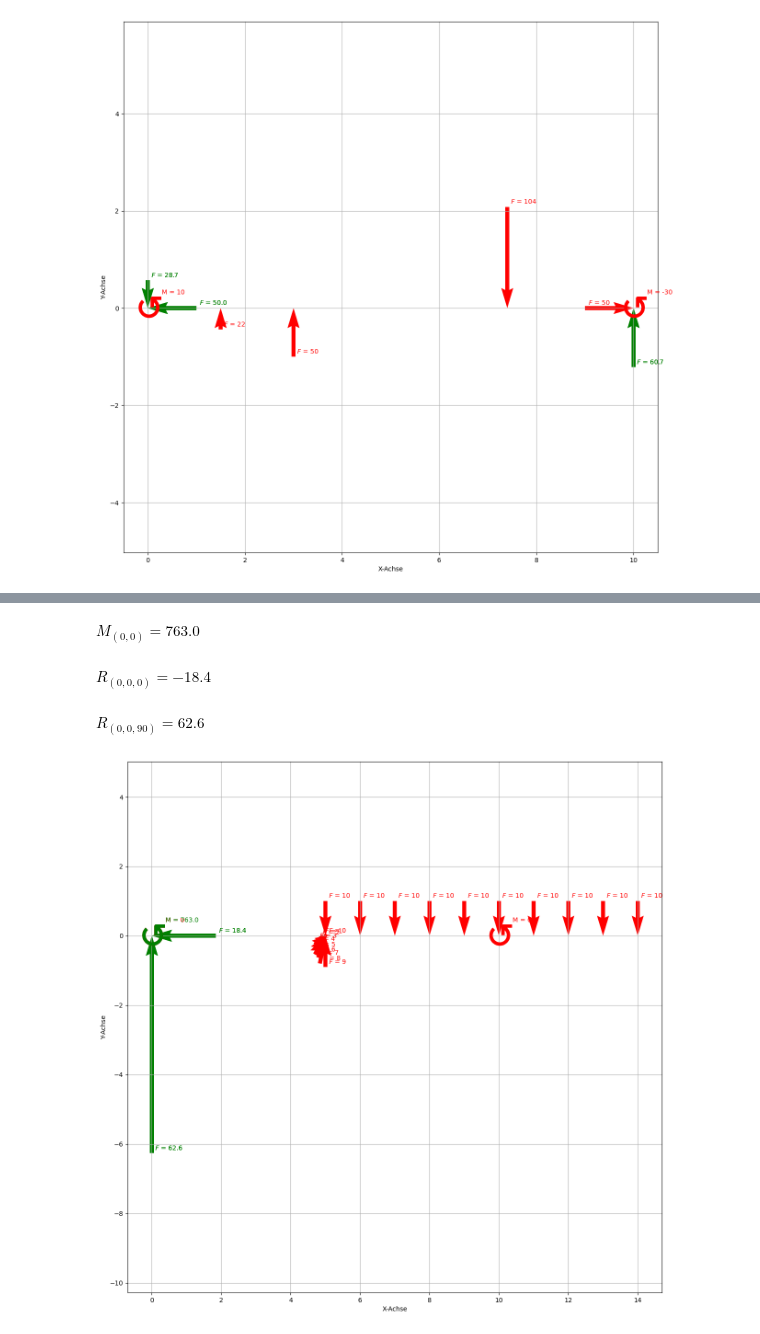
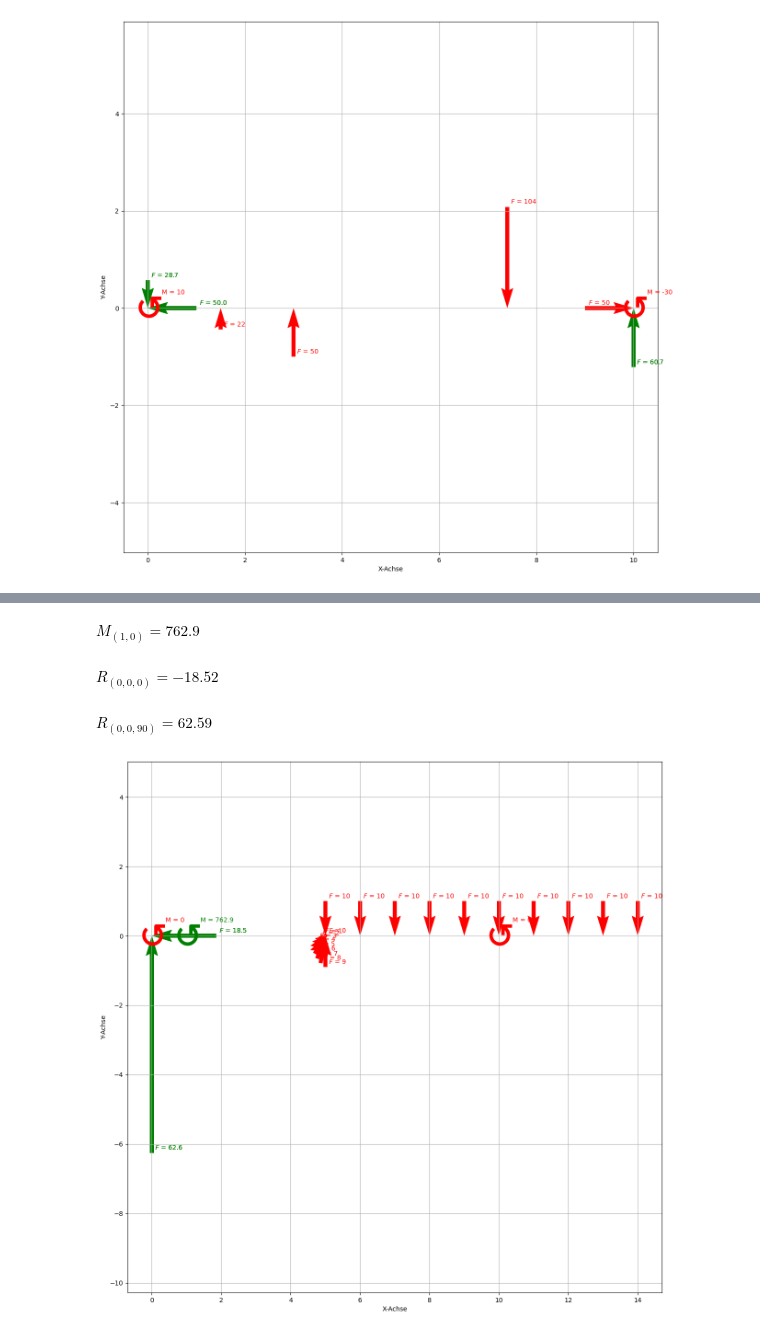
Before and after one commit to PascalGitz/09_Baustatik_GGW, a Jupyter notebook: src/Examples.ipynb, the cells around one changed output, grey strips where cells are left out. Cells and saved outputs as stored; diff of their text form; code cells hidden in the pictures.

```diff
--- a/src/Examples.ipynb
+++ b/src/Examples.ipynb
@@ -52,22 +56,22 @@ $\displaystyle R_{(10, 0, 90)} = 1.48$
 # %%
 einwirkungen_kraefte = []
 
 for i in range(10):
     einwirkungen_kraefte.append(Actionforce(10, -90, 5+i, 0))
     einwirkungen_kraefte.append(Actionforce(i, i*10, 5,0))
 
 
 einwirkungen_momente = [Actionmoment(0, 0,0), Actionmoment(0, 10,0)]
 reaktionen_kraefte = [Reactionforce(90, 0, 0), Reactionforce(0,0,0)]
-reaktionen_moment = [Reactionmoment(0,0)]
+reaktionen_moment = [Reactionmoment(1,0)]
 
 system_3 = System(actionforces=einwirkungen_kraefte, reactionforces=reaktionen_kraefte, actionmoments=einwirkungen_momente, reactionmoments=reaktionen_moment)
 system_3.calculate_reaction_force()
 
 
 Plot(system_3).plot_forces_and_moments()
 # %% [output]
-$\displaystyle M_{(0, 0)} = 763.0$
+$\displaystyle M_{(1, 0)} = 762.9$
-$\displaystyle R_{(0, 0, 0)} = -18.4$
+$\displaystyle R_{(0, 0, 0)} = -18.52$
-$\displaystyle R_{(0, 0, 90)} = 62.6$
+$\displaystyle R_{(0, 0, 90)} = 62.59$
-[figure, old version]
+[figure, new version]
```
Also changed, not shown: parts of 14 cells of this notebook, 5 other files.
